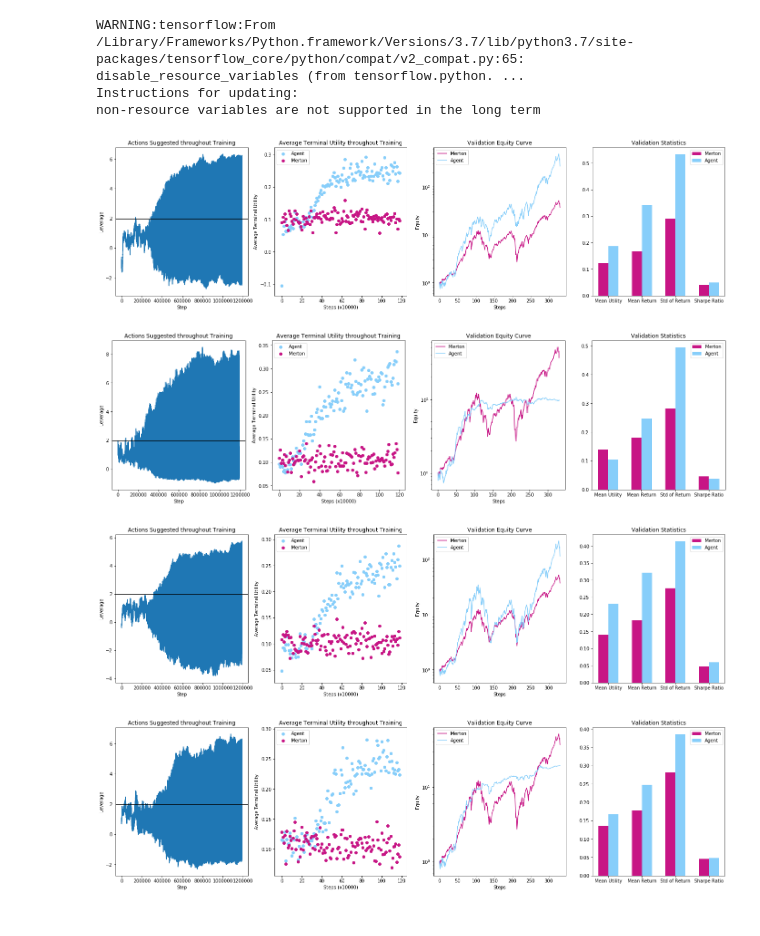
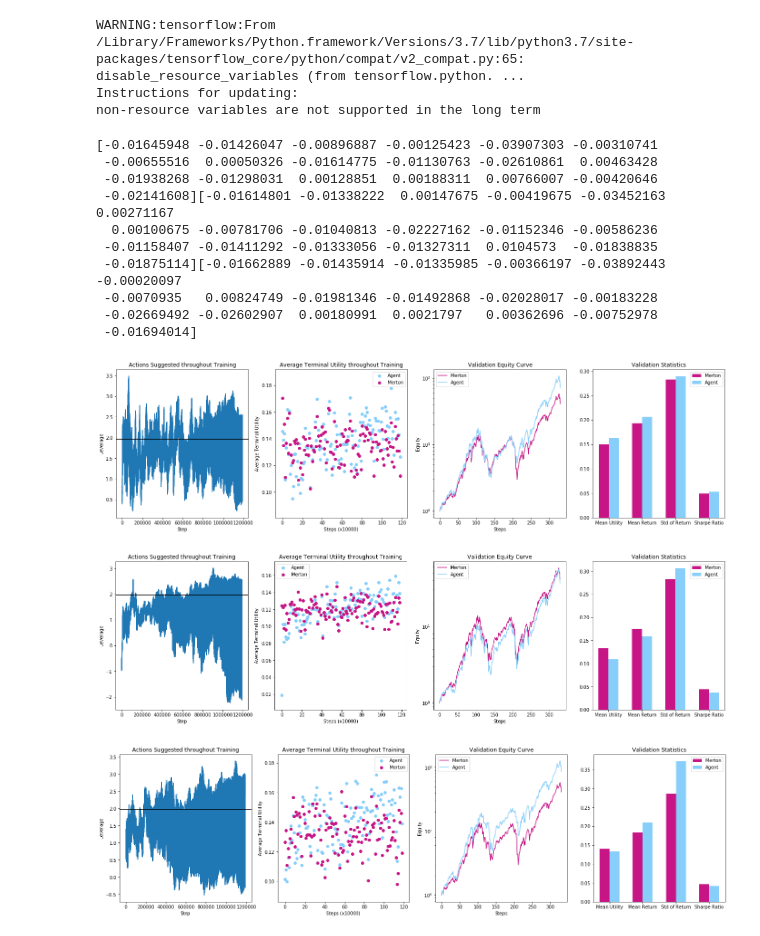
Before and after one commit to ansgarw/rl-portfolio, a Jupyter notebook: Stable Agents/Actor Critic.ipynb, the cells around one changed output. Drawn from its saved outputs; the diff is of its cells as text; code cells hidden in the pictures.

```diff
--- a/Stable Agents/Actor Critic.ipynb
+++ b/Stable Agents/Actor Critic.ipynb
@@ -155,28 +155,44 @@ def Run_1(seed):
 # %%
 '''
 Historical Environment, Using Fama Market Average.
 '''
 
 
 # 'ltr', 'corpr', 'CRSP_SPvw', 'CRSP_SPvwx', 'Mom', 'HML', 'SMB'
 def Run_Hist(seed):
     np.random.seed(seed)
     Env = gym.make('Historical-v0')
-    Env.Set_Params(Max_Leverage = 100, Min_Leverage = -100, State_Parameters = ['ltr', 'corpr', 'CRSP_SPvw', 'CRSP_SPvwx', 'Mom', 'HML', 'SMB'])
+    Env.Set_Params(Max_Leverage = 100, Min_Leverage = -100, State_Parameters = ['DY', 'EY', 'DP', 'DE', 'svar', 'AAA', 'BAA', 'lty', 'defaultspread', 'tbl',
+                                                                                'b/m', 'ntis', 'ltr', 'corpr', 'CRSP_SPvw', 'CRSP_SPvwx', 'Mom', 'HML', 'SMB'],
+                   First_Difference_Params = ['DY', 'EY', 'DP', 'DE', 'svar', 'AAA', 'BAA', 'lty', 'defaultspread', 'tbl', 'b/m', 'ntis'],
+                   Normalise = True)
+
+    Env.Over_Sample(Mult = 20, N_ = 10)
+
+    print(np.mean(Env.State_Data, axis = 0))
 
     myAC = A2C.Actor_Critic(Env, Actor_Hypers, Critic_Hypers, Gamma = 0.999, Sigma_Range = [2, 0.5], Sigma_Anneal = 1,
                             Retrain_Frequency = 20, Action_Space_Clip = 75, Experiance_Mode = 'TD_Lambda', TD_Lambda = 0.50, Monte_Carlo_Frac = 0.2)
 
     myWrapper = Wrapper.Wrapper(myAC)
     myWrapper.Train(N_Eps, Plot = ['Mu', 'Merton_Benchmark'], Validate = True, Equity_Curve = True)
 
     return None
 
 # Run the investigation...
 with mp.Pool(mp.cpu_count()) as pool:
-    _ = pool.map(Run_Hist, np.random.randint(0, int(1e9), 4))
+    _ = pool.map(Run_Hist, np.random.randint(0, int(1e9), 3))
 # %% [output]
+[-0.01645948 -0.01426047 -0.00896887 -0.00125423 -0.03907303 -0.00310741
+ -0.00655516  0.00050326 -0.01614775 -0.01130763 -0.02610861  0.00463428
+ -0.01938268 -0.01298031  0.00128851  0.00188311  0.00766007 -0.00420646
+ -0.02141608][-0.01614801 -0.01338222  0.00147675 -0.00419675 -0.03452163  0.00271167
+  0.00100675 -0.00781706 -0.01040813 -0.02227162 -0.01152346 -0.00586236
+ -0.01158407 -0.01411292 -0.01333056 -0.01327311  0.0104573  -0.01838835
+ -0.01875114][-0.01662889 -0.01435914 -0.01335985 -0.00366197 -0.03892443 -0.00020097
+ -0.0070935   0.00824749 -0.01981346 -0.01492868 -0.02028017 -0.00183228
+ -0.02669492 -0.02602907  0.00180991  0.0021797   0.00362696 -0.00752978
+ -0.01694014]
-[figure, old version]
+[figure, new version]
-[figure, old version]
+[figure, new version]
-[figure, old version]
+[figure, new version]
-[figure, removed]
```
Also changed, not shown: 1 other file.
